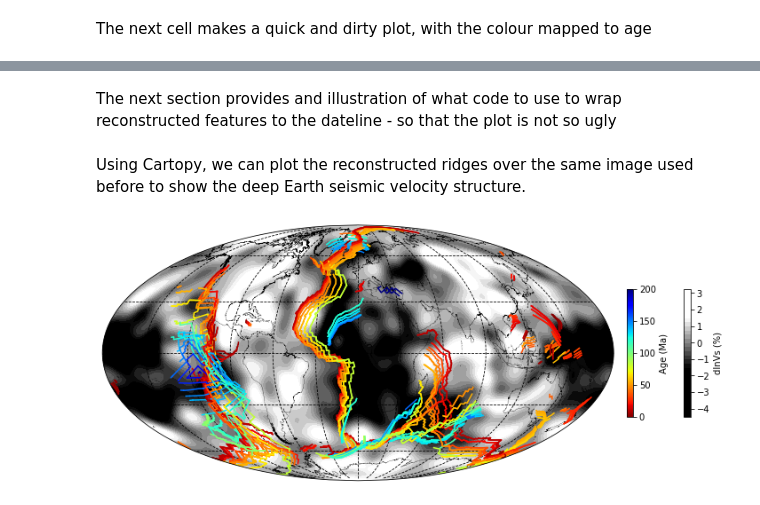
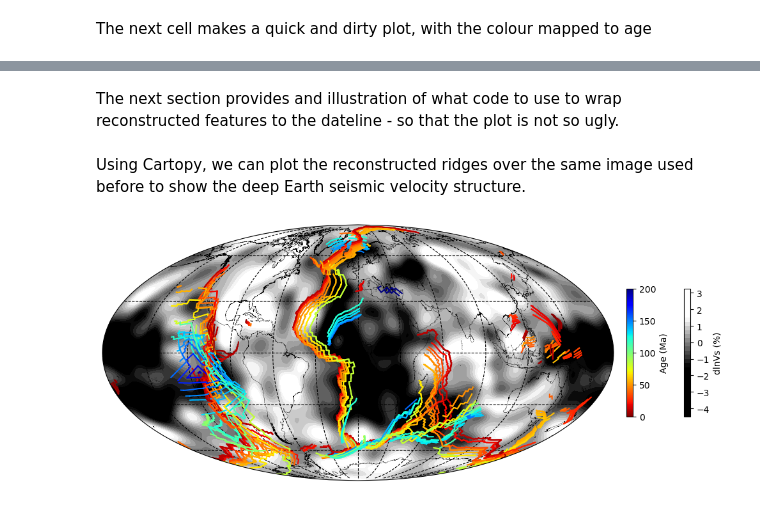
Before and after one commit to GPlates/pygplates-tutorials, a Jupyter notebook: notebooks/pygplates-reconstruct-to-birth-time.ipynb, the cells around one changed output, grey strips where cells are left out. Saved outputs shown, nothing was run; the diff lists cells and outputs as text; code cells hidden in the pictures.

```diff
--- a/notebooks/pygplates-reconstruct-to-birth-time.ipynb
+++ b/notebooks/pygplates-reconstruct-to-birth-time.ipynb
@@ -31,7 +39,7 @@ Before actually executing the next cell, you may find it usefule to load the dat
 The LIP file contains a collection of polygons distributed across the Earth. Each polygon has an 'appearance' time that corresponds to the time that LIP formed, and a plateid that allows us to reconstruct each LIP.
 # %%
 # Get the features from the LIPs file
-LIP_File = "Data/LIPs_2014.gpmlz"
+LIP_File = f'{data_root}/LIPs_2014.gpmlz'
 features = pygplates.FeatureCollection(LIP_File)
 
 # Create empty arrays to which we will append the reconstructed coordinates and age for each LIP
@@ -78,37 +86,32 @@ Note the code below is borrowed from the website of Scott French, whose seismic
 http://seismo.berkeley.edu/~sfrench/SEMum2/
 # %%
 # Plotting the LIP Distriubtion
-import matplotlib.pyplot as plt
-import cartopy.crs as ccrs
-import cartopy.feature as cfeature
-import numpy as np
-%matplotlib inline
 
-# load the model data; extract the lon, lat, and dlnVs columns
-tmp = np.loadtxt('Data/out2800.dat')
+# Load the model data; extract the lon, lat, and dlnVs columns
+tmp = np.loadtxt(f'{data_root}/out2800.dat')
 lon = tmp[:,1].reshape((181,361))
 lat = tmp[:,2].reshape((181,361))
 dvs = tmp[:,3].reshape((181,361))
 vmin=-1.5
 vmax=1.5
 
-# initialize figure and axes
+# Initialize figure and axes
 fig = plt.figure(figsize=(14,5))
 ax_map = fig.add_axes([0,0,0.8,1.0], projection=ccrs.Mollweide())
 ax_cbr1 = fig.add_axes([0.82,0.3,0.01,0.4])
 ax_cbr2 = fig.add_axes([0.91,0.3,0.01,0.4])
 
-# set up map
+# Set up map
 ax_map.coastlines(resolution='10m', color='black', linewidth=0.25)
 ax_map.gridlines(color='black',linestyle='--', xlocs=np.arange(-180,180,30), ylocs=np.arange(-90,90,30))
 
-# plot the model
+# Plot the model
 im = ax_map.contourf(lon[0,:], lat[:,0], dvs, 35, transform=ccrs.PlateCarree(), cmap=plt.cm.gray, vmin=vmin, vmax=vmax)
 
-# plot the reconstructed LIP centroids
+# Plot the reconstructed LIP centroids
 c1 = ax_map.scatter(Xr, Yr, c=Age, transform=ccrs.PlateCarree(), s=200)
 
-# add colorbars for LIP Age and seismic velocity
+# Add colorbars for LIP Age and seismic velocity
 cb1 = plt.colorbar(c1, cax=ax_cbr1).set_label('Age (Ma)')
 cb2 = plt.colorbar(im, cax=ax_cbr2).set_label('dlnVs (%)')
 
@@ -122,7 +125,7 @@ plt.show()
 
 The same type of analysis can be applied to examine the migration of mid-ocean ridges through time. To do this, we iterate through each isochron in the isochron file, and reconstruct it back to the time corresponding to that chron - the time when the line geometry defines an active mid ocean ridge.
 # %%
-IsochronFile = 'Data/Seton_etal_ESR2012_Isochrons_2012.1.gpmlz'
+IsochronFile = f'{data_root}/Seton_etal_ESR2012_Isochrons_2012.1.gpmlz'
 features = pygplates.FeatureCollection(IsochronFile)
 
 reconstructed_isochron_array = []
@@ -158,7 +161,7 @@ plt.show()
 # %% [markdown]
-The next section provides and illustration of what code to use to wrap reconstructed features to the dateline - so that the plot is not so ugly
+The next section provides and illustration of what code to use to wrap reconstructed features to the dateline - so that the plot is not so ugly.
 # %%
-IsochronFile = 'Data/Seton_etal_ESR2012_Isochrons_2012.1.gpmlz'
+IsochronFile = f'{data_root}/Seton_etal_ESR2012_Isochrons_2012.1.gpmlz'
 features = pygplates.FeatureCollection(IsochronFile)
 
 reconstructed_isochron_array = []
@@ -195,41 +198,40 @@ Using Cartopy, we can plot the reconstructed ridges over the same image used bef
 # %%
 import matplotlib as mpl
 
-# load the model data; extract the lon, lat, and dlnVs columns
-tmp = np.loadtxt('Data/out2800.dat')
+# Load the model data; extract the lon, lat, and dlnVs columns
+tmp = np.loadtxt(f'{data_root}/out2800.dat')
 lon = tmp[:,1].reshape((181,361))
 lat = tmp[:,2].reshape((181,361))
 dvs = tmp[:,3].reshape((181,361))
 vmin=-1.5
 vmax=1.5
 
-# initialize figure and axes
+# Initialize figure and axes
 fig = plt.figure(figsize=(10,5))
 ax_cbr1 = fig.add_axes([0.82,0.3,0.01,0.4])
 ax_cbr2 = fig.add_axes([0.91,0.3,0.01,0.4])
 
-# set up map
+# Set up map
 ax_map = fig.add_axes([0,0,0.8,1.0], projection=ccrs.Mollweide(central_longitude=0))
 ax_map.coastlines(resolution='10m', color='black', linewidth=0.25)
 ax_map.gridlines(color='black',linestyle='--', xlocs=np.arange(-180,180,30), ylocs=np.arange(-90,90,30))
 
-# plot the model
+# Plot the model
 im = ax_map.contourf(lon[0,:], lat[:,0], dvs, 35, transform=ccrs.PlateCarree(), cmap=plt.cm.gray, vmin=vmin, vmax=vmax)
 
-# add reconstructed isochrons
+# Add reconstructed isochrons
 for isochron,age in zip(reconstructed_isochron_array,isochron_ages):
     color = plt.cm.jet_r(age/AgeMax)
     x, y = isochron[:,1],isochron[:,0]
     ax_map.plot(x,y,color=color, transform=ccrs.PlateCarree())
 
-# add colorbars for LIP Age and seismic velocity
+# Add colorbars for LIP Age and seismic velocity
 norm = mpl.colors.Normalize(vmin=0, vmax=AgeMax)
 cb1 = mpl.colorbar.ColorbarBase(ax_cbr1, cmap=plt.cm.jet_r, norm=norm)
 cb1.set_label('Age (Ma)')
 cb2 = plt.colorbar(im, cax=ax_cbr2)
 cb2.set_label('dlnVs (%)')
 
-# done
 plt.show()
 # %% [output]
-[figure, old version]
+[figure, new version]
```
Also changed, not shown: parts of 5 cells of this notebook.
